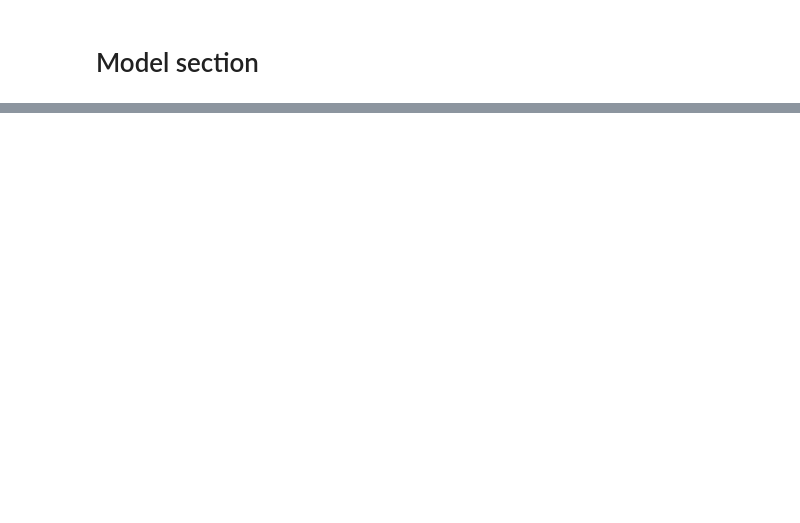
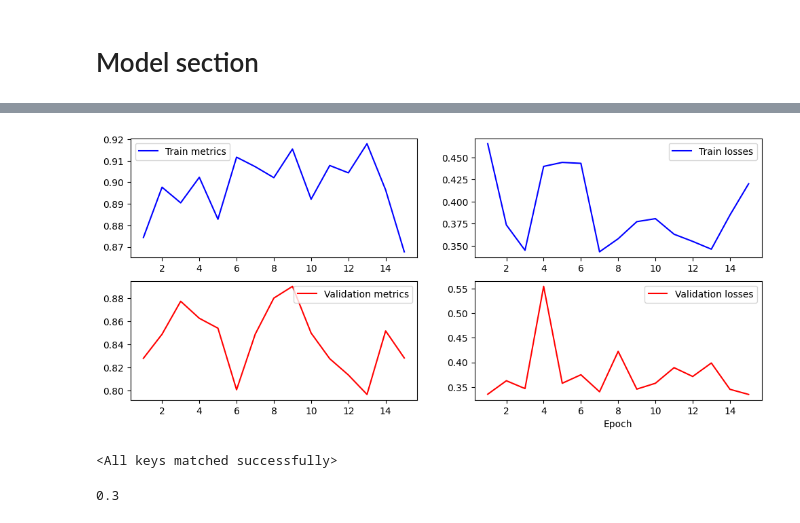
Before and after one commit to MRossa157/Blur-classifier-on-images, a Jupyter notebook: retraining model.ipynb, the cells around one changed output, grey strips where cells are left out. Cells and saved outputs as stored; diff of their text form; code cells hidden in the pictures; blank space fills up the shorter version.

Commit message:
Added data loader section, model and training section

```diff
--- a/retraining model.ipynb
+++ b/retraining model.ipynb
@@ -167,3 +204,10 @@ EPOCHS = 15
+# %%
+train_loader = DataLoader(train_folder,
+                          batch_size=BATCH_SIZE,
+                          shuffle=True)
+val_loader = DataLoader(val_folder,
+                          batch_size=BATCH_SIZE,
+                          shuffle=True)
 # %% [markdown]
 # Model section
 # %%
@@ -218,0 +282,8 @@ net.to(device)
+# %%
+# Загружаем модель которую будем предобучать
+if str(device) == "cpu":
+    print('Загрузили на cpu')
+    net.load_state_dict(torch.load("2 model for retraining.pt", map_location=torch.device('cpu')))
+else:
+    print('Загрузили на cuda')
+    net.load_state_dict(torch.load("2 model for retraining.pt"))
@@ -218,0 +299,4 @@ net.to(device)
+# %%
+# FIXME: ПОМЕНЯЙ МЕНЯ ЕСЛИ МЕНЯЕШЬ РАЗМЕРНОСТЬ ФАЙЛА
+
+net.fc[0] = nn.Linear(in_features = 512*2*2, out_features = 1024).to(device)       # Изменяем веса слоя FC для работы с картинками размера 64x64
@@ -220,0 +313,7 @@ net.to(device)
+# %%
+# Cross Entropy Loss
+error = nn.CrossEntropyLoss()
+
+
+#Adam optimizer
+optimizer = optim.Adam(net.parameters(), lr = LR)
@@ -220,0 +407,21 @@ net.to(device)
+# %%
+fig, ((ax1, ax2), (ax3, ax4)) = plt.subplots(2, 2, figsize=(12, 5))
+
+ax1.plot(range(1, len(train_metric_by_epochs) + 1), train_metric_by_epochs, color='blue', label='Train metrics')
+ax1.legend()
+ax2.plot(range(1, len(train_losses_by_epochs) + 1), train_losses_by_epochs, color='blue', label='Train losses')
+ax2.legend()
+ax3.plot(range(1, len(val_metric_by_epochs) + 1), val_metric_by_epochs, color='red', label='Validation metrics')
+ax3.legend()
+ax4.plot(range(1, len(val_losses_by_epochs) + 1), val_losses_by_epochs, color='red', label='Validation losses')
+ax4.legend()
+
+plt.xlabel('Epoch')
+
+plt.show()
+# %% [output]
+[figure, added]
+# %%
+net.load_state_dict(torch.load("rt_best_model_weights.pt"))
+# %% [output]
+<All keys matched successfully>
@@ -220,0 +456,4 @@ net.to(device)
+# %%
+predict_image(r"D:\Рабочий стол\Проги\ML\Blur detection\dataset\200-\val\not_blur\02998(1).jpg", net, device)
+# %% [output]
+0.3
```
Also changed, not shown: parts of 16 cells of this notebook, 1 other file.
